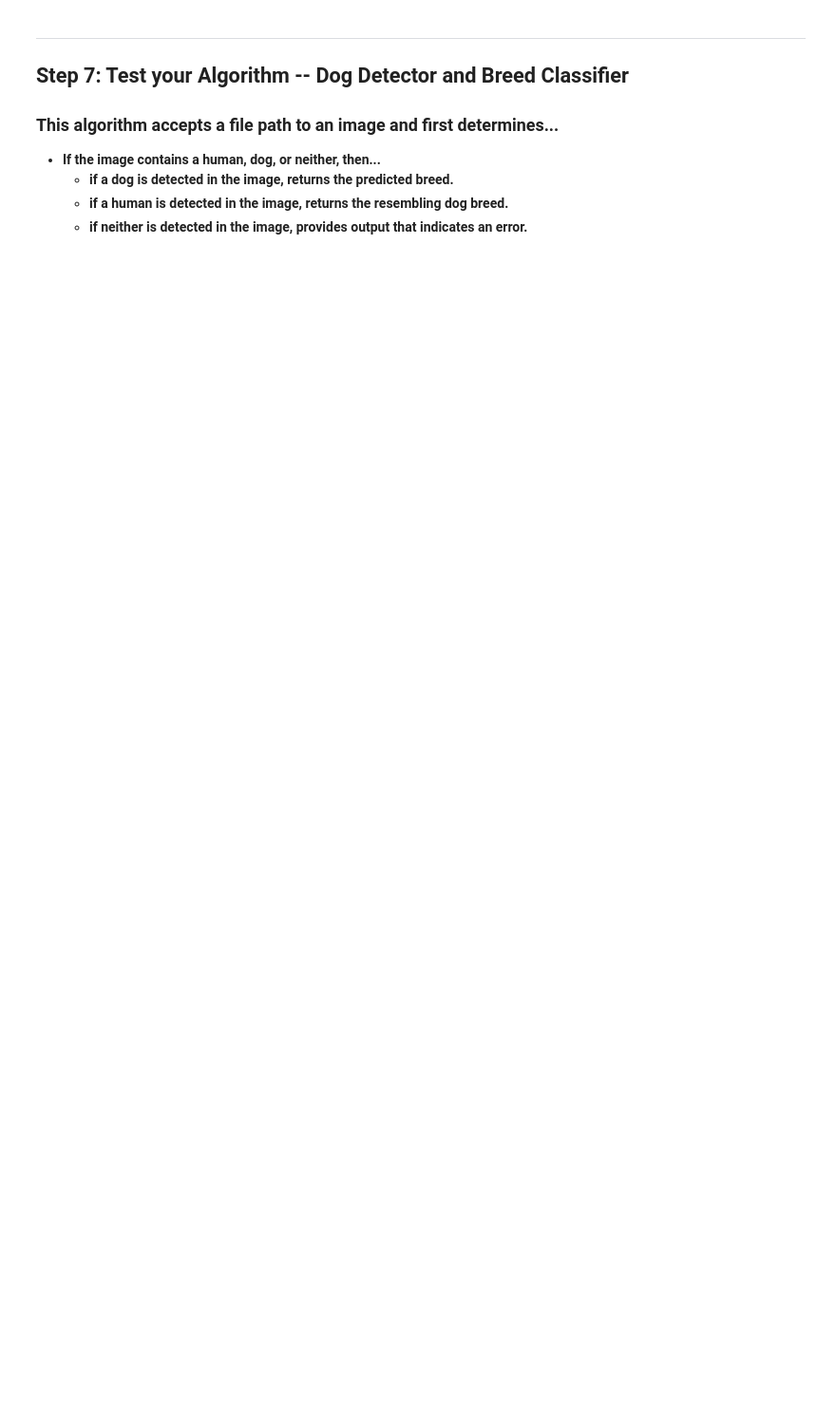
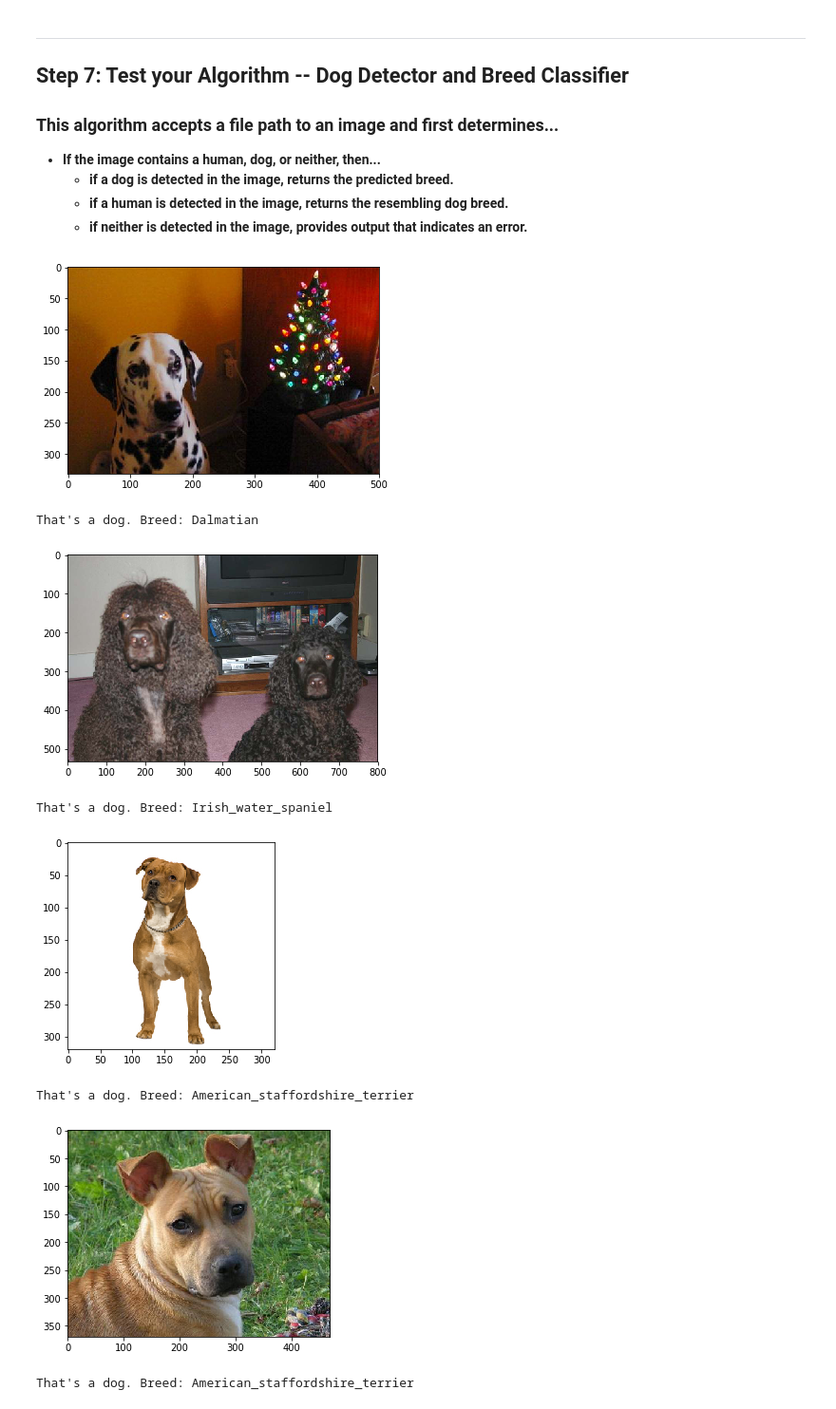
Before and after one commit to jquickgh/dlnd-dog-breed-classifier-cnn, a Jupyter notebook: dog_app.ipynb, the cells around one changed output. Shown at 95% size. Cells and saved outputs as stored; diff of their text form; code cells hidden in the pictures; blank space fills up the shorter version.

```diff
--- a/dog_app.ipynb
+++ b/dog_app.ipynb
@@ -456,0 +482,7 @@ Wall time: 46.1 s
+# %%
+from keras.applications.vgg16 import VGG16, preprocess_input
+
+epochs = 5
+batch_size = 128
+model_name = 'VGG16'
+model_transfer = VGG16
@@ -567,19 +551,0 @@ Inception_model.summary()
-# %%
-%%time
-
-Inception_model.compile(loss='categorical_crossentropy', optimizer='rmsprop', metrics=['accuracy'])
-
-checkpointer = ModelCheckpoint(filepath='saved_models/weights.best.Inception.hdf5',
-                               verbose=1, save_best_only=True)
-
-Inception_model.fit(train_Inception, train_targets, validation_data=(valid_Inception, valid_targets),
-          epochs=5, batch_size=20, callbacks=[checkpointer], verbose=0)
-
-Inception_model.load_weights('saved_models/weights.best.Inception.hdf5')
-
-# get index of predicted dog breed for each image in test set
-Inception_predictions = [np.argmax(Inception_model.predict(np.expand_dims(feature, axis=0))) for feature in test_Inception]
-
-# report test accuracy
-test_accuracy = 100*np.sum(np.array(Inception_predictions)==np.argmax(test_targets, axis=1))/len(Inception_predictions)
-print('\nTest accuracy: %.4f%%' % test_accuracy,'\n')
@@ -590,0 +552,7 @@ def dog_breed(img_path):
+# %%
+from keras.applications.xception import Xception, preprocess_input
+
+epochs = 5
+batch_size = 128
+model_name = 'Xception'
+model_transfer = Xception
@@ -619,5 +645,15 @@ dog_breed_detector(train_files[0])
 # %%
 %%time
 
-for k in range(6): dog_breed_detector(train_files[k])
-for k in range(2): dog_breed_detector(human_files[k])
+#dog_breed_classifier('./image/IMG_4136.jpg')
+for k in range(1,11): dog_breed_classifier(train_files[k])
+for k in range(3,7): dog_breed_classifier(human_files[k])
+# %% [output]
+[figure, added]
+That's a dog. Breed: Dalmatian
+[figure, added]
+That's a dog. Breed: Irish_water_spaniel
+[figure, added]
+That's a dog. Breed: American_staffordshire_terrier
+[figure, added]
+That's a dog. Breed: American_staffordshire_terrier
```
Also changed, not shown: parts of 36 cells of this notebook.
